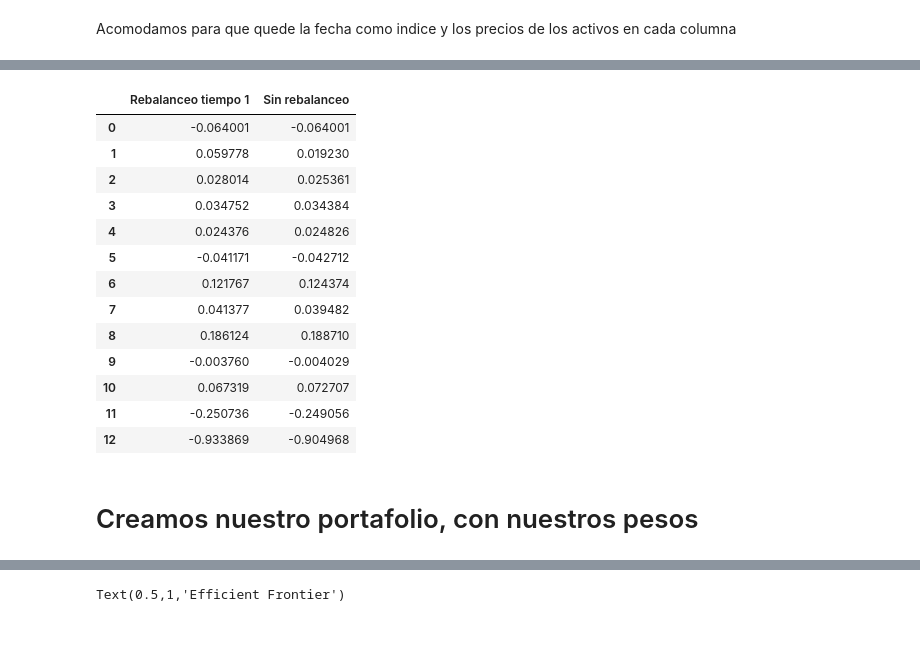
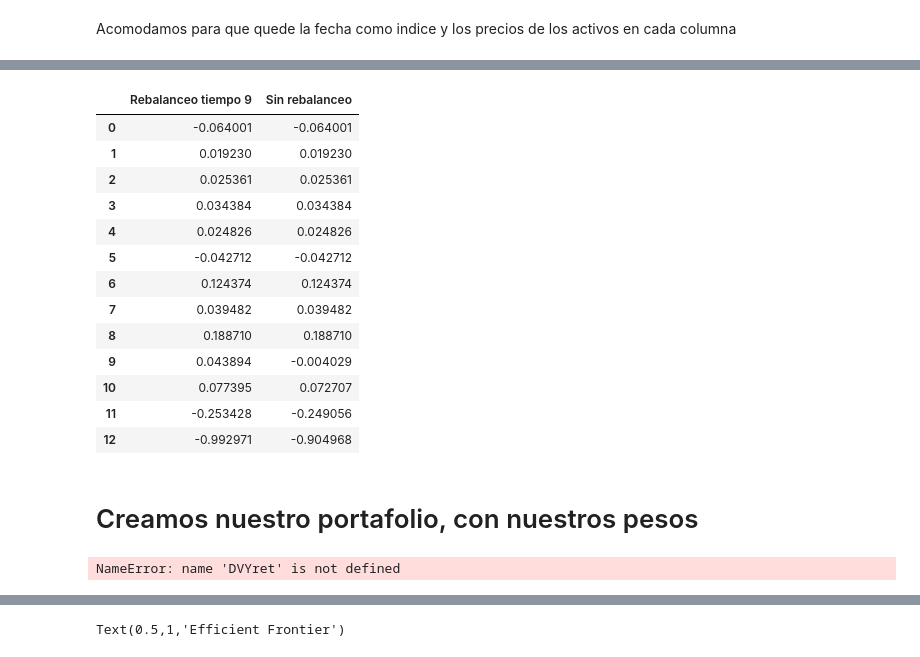
Before and after one commit to luisontaneda/DVY, a Jupyter notebook: Laboratorio 1.ipynb, the cells around one changed output, grey strips where cells are left out. Saved outputs shown, nothing was run; the diff lists cells and outputs as text; code cells hidden in the pictures.

```diff
--- a/Laboratorio 1.ipynb
+++ b/Laboratorio 1.ipynb
@@ -164,30 +168,32 @@ r = r2017 + r2018
 # %%
-rendimientos(1)
+rendimientos(9)
 # %% [output]
-|  | Rebalanceo tiempo 1 | Sin rebalanceo |
+|  | Rebalanceo tiempo 9 | Sin rebalanceo |
 | 0 | -0.064001 | -0.064001 |
-| 1 | 0.059778 | 0.019230 |
-| 2 | 0.028014 | 0.025361 |
-| 3 | 0.034752 | 0.034384 |
-| 4 | 0.024376 | 0.024826 |
-| 5 | -0.041171 | -0.042712 |
-| 6 | 0.121767 | 0.124374 |
-| 7 | 0.041377 | 0.039482 |
-| 8 | 0.186124 | 0.188710 |
-| 9 | -0.003760 | -0.004029 |
-| 10 | 0.067319 | 0.072707 |
-| 11 | -0.250736 | -0.249056 |
-| 12 | -0.933869 | -0.904968 |
+| 1 | 0.019230 | 0.019230 |
+| 2 | 0.025361 | 0.025361 |
+| 3 | 0.034384 | 0.034384 |
+| 4 | 0.024826 | 0.024826 |
+| 5 | -0.042712 | -0.042712 |
+| 6 | 0.124374 | 0.124374 |
+| 7 | 0.039482 | 0.039482 |
+| 8 | 0.188710 | 0.188710 |
+| 9 | 0.043894 | -0.004029 |
+| 10 | 0.077395 | 0.072707 |
+| 11 | -0.253428 | -0.249056 |
+| 12 | -0.992971 | -0.904968 |
 # %% [markdown]
 # Creamos nuestro portafolio, con nuestros pesos
 # %%
-w = [np.random.random(len(DVY.columns)) for i in range(1000)]
+w = [np.random.random(len(tws[0].iloc[:,0])) for i in range(1000)]
 sw = [sum(i) for i in w]
 w = list(map(lambda x,y: x/y,w,sw))
-media = DVYret.mean()
+media = mediaxmes2017[0][0]
 varianza = DVYret.var()
 desvest = DVYret.std()
 cov = DVYret.cov()
+# %% [output]
+NameError: name 'DVYret' is not defined
 # %%
 wret = [[sum(media*i),np.sqrt(np.dot(np.transpose(i), np.dot(cov, i))),i] for i in w]
 port = pd.DataFrame(wret,columns = ["E[Rp]","Sigma","W"])
```
Also changed, not shown: parts of 8 cells of this notebook.
